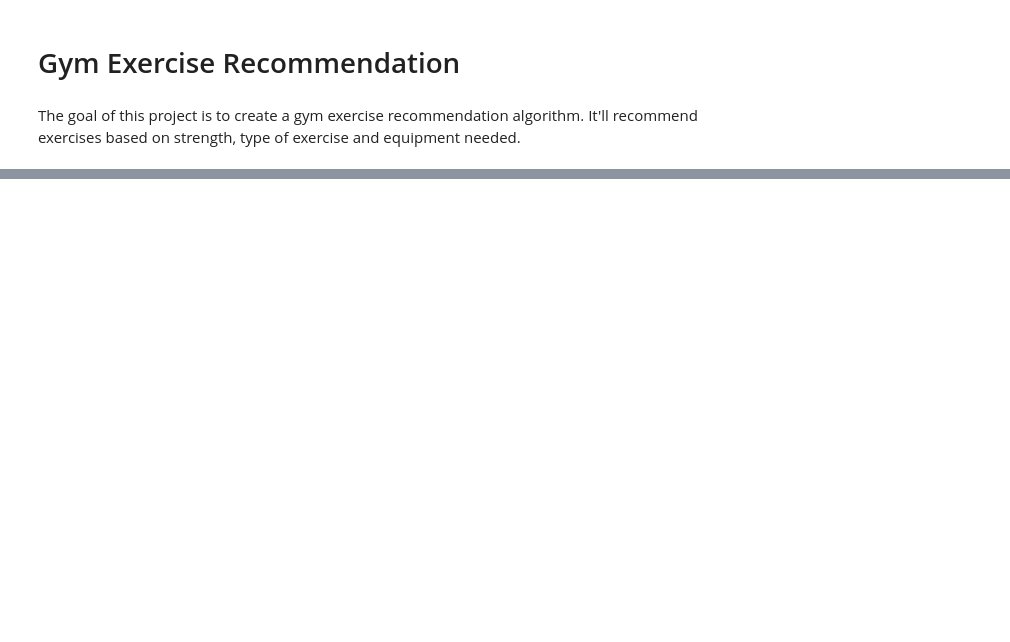
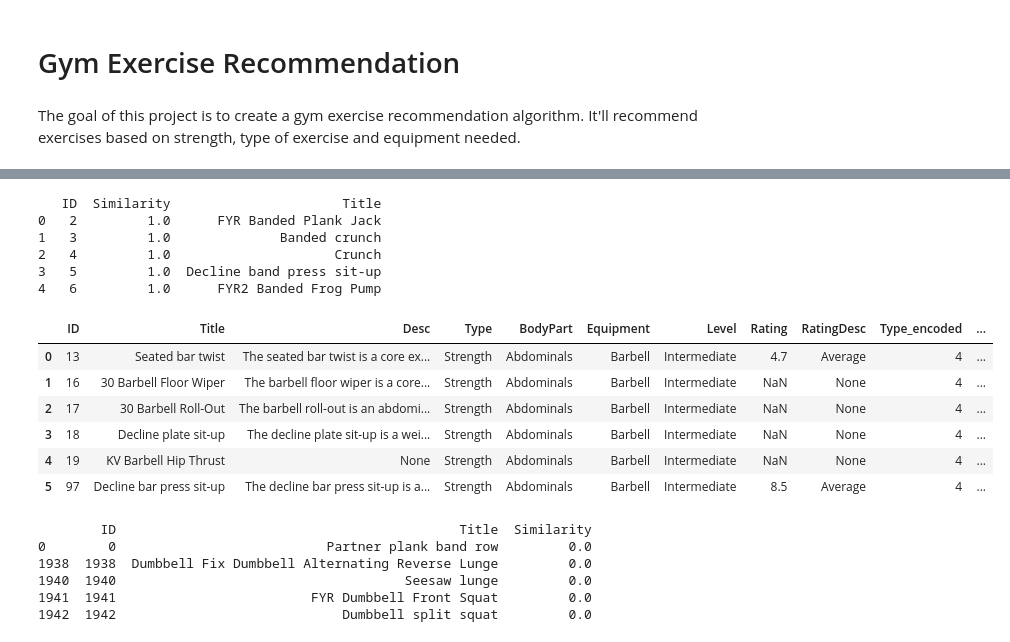
Before and after one commit to jmsbs/gym_exercise_recommendation, a Jupyter notebook: file.ipynb, the cells around one changed output, grey strips where cells are left out. Cells and saved outputs as stored; diff of their text form; code cells hidden in the pictures; blank space fills up the shorter version.

```diff
--- a/file.ipynb
+++ b/file.ipynb
@@ -81,0 +150,74 @@ similarity_df
+# %%
+def recommend_exercises(ID, similarity_df, num_recommendations=5):
+    exercise_similarities = similarity_df[ID]     # Get the column corresponding to the given exercise ID
+    similar_exercises = exercise_similarities.sort_values(ascending=False)     # Sort the exercises in descending order of similarity
+    top_exercises = similar_exercises.head(num_recommendations + 1)   # Get the top N exercises
+    top_exercises = top_exercises.loc[top_exercises.index != ID]    # Remove the given exercise from the recommendations
+
+    # Create a DataFrame with the exercise IDs and their corresponding titles
+    top_exercises_df = pd.DataFrame(top_exercises)
+    top_exercises_df['Title'] = top_exercises_df.index.map(data.set_index('ID')['Title'])
+    top_exercises_df.reset_index(inplace=True)
+    top_exercises_df.columns = ['ID', 'Similarity', 'Title']
+
+    return top_exercises_df
+
+# Test the function with a valid exercise ID from your DataFrame
+valid_ID = data['ID'].iloc[0]  # Replace this with a valid ID from your DataFrame
+recommendations = recommend_exercises(valid_ID, similarity_df)
+print(recommendations)
+# %% [output]
+   ID  Similarity                      Title
+0   2         1.0      FYR Banded Plank Jack
+1   3         1.0              Banded crunch
+2   4         1.0                     Crunch
+3   5         1.0  Decline band press sit-up
+4   6         1.0      FYR2 Banded Frog Pump
+# %%
+sqldf("SELECT * FROM data WHERE ID IN ('16', '13', '19', '18', '17', '97')", globals())
+# %% [output]
+|  | ID | Title | Desc | Type | BodyPart | Equipment | Level | Rating | RatingDesc | Type_encoded | ... |
+| 0 | 13 | Seated bar twist | The seated bar twist is a core ex... | Strength | Abdominals | Barbell | Intermediate | 4.7 | Average | 4 | ... |
+| 1 | 16 | 30 Barbell Floor Wiper | The barbell floor wiper is a core... | Strength | Abdominals | Barbell | Intermediate | NaN | None | 4 | ... |
+| 2 | 17 | 30 Barbell Roll-Out | The barbell roll-out is an abdomi... | Strength | Abdominals | Barbell | Intermediate | NaN | None | 4 | ... |
+| 3 | 18 | Decline plate sit-up | The decline plate sit-up is a wei... | Strength | Abdominals | Barbell | Intermediate | NaN | None | 4 | ... |
+| 4 | 19 | KV Barbell Hip Thrust | None | Strength | Abdominals | Barbell | Intermediate | NaN | None | 4 | ... |
+| 5 | 97 | Decline bar press sit-up | The decline bar press sit-up is a... | Strength | Abdominals | Barbell | Intermediate | 8.5 | Average | 4 | ... |
+# %%
+def recommend_based_on_user_input(data, similarity_df, num_recommendations=5):
+    # Ask the user for their preferences
+    type_preference = input("What type of exercise would you like to do? ")
+    body_part_preference = input("What body part would you like to train? ")
+    equipment_preference = input("What equipment do you have available? ")
+
+    # Encode the user's preferences
+    type_encoded = le.fit_transform([type_preference])
+    body_part_encoded = le.fit_transform([body_part_preference])
+    equipment_encoded = le.fit_transform([equipment_preference])
+
+    # Create a DataFrame that contains the user's preferences
+    user_preferences = pd.DataFrame({
+        'Type_encoded': type_encoded,
+        'BodyPart_encoded': body_part_encoded,
+        'Equipment_encoded': equipment_encoded
+    }, index=[0])
+
+    # Compute the cosine similarity between the user's preferences and the original data
+    similarity_scores = cosine_similarity(data[['Type_encoded', 'BodyPart_encoded', 'Equipment_encoded']], user_preferences)
+
+    # Sort the exercises by their similarity to the user's preferences
+    data['Similarity'] = similarity_scores
+    recommendations = data.sort_values(by='Similarity', ascending=False).head(num_recommendations)
+
+    # Return the recommended exercises
+    return recommendations[['ID', 'Title', 'Similarity']]
+
+recommendations = recommend_based_on_user_input(data, similarity_df)
+print(recommendations)
+# %% [output]
+        ID                                            Title  Similarity
+0        0                           Partner plank band row         0.0
+1938  1938  Dumbbell Fix Dumbbell Alternating Reverse Lunge         0.0
+1940  1940                                     Seesaw lunge         0.0
+1941  1941                         FYR Dumbbell Front Squat         0.0
+1942  1942                             Dumbbell split squat         0.0
```
Also changed, not shown: parts of 8 cells of this notebook.
